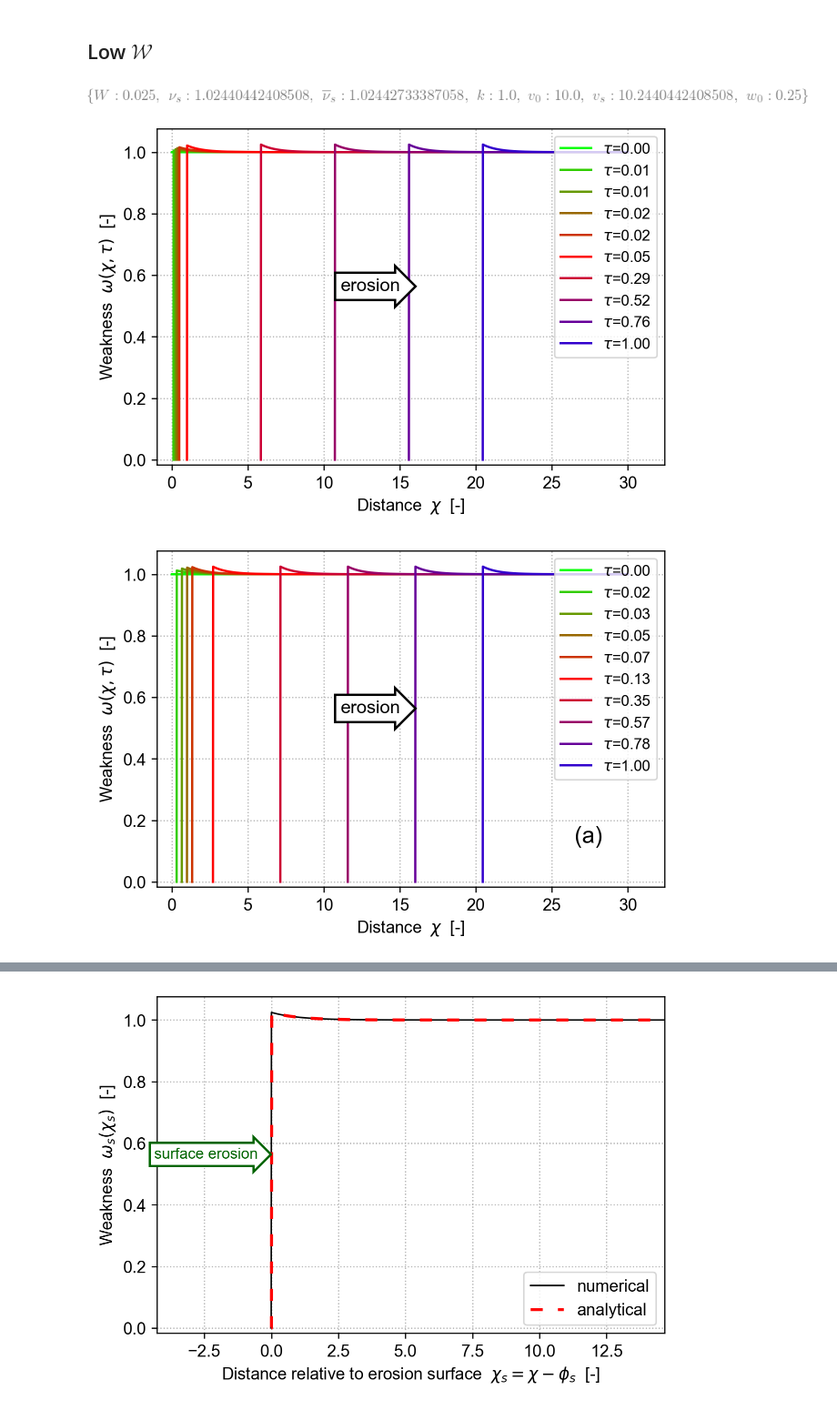
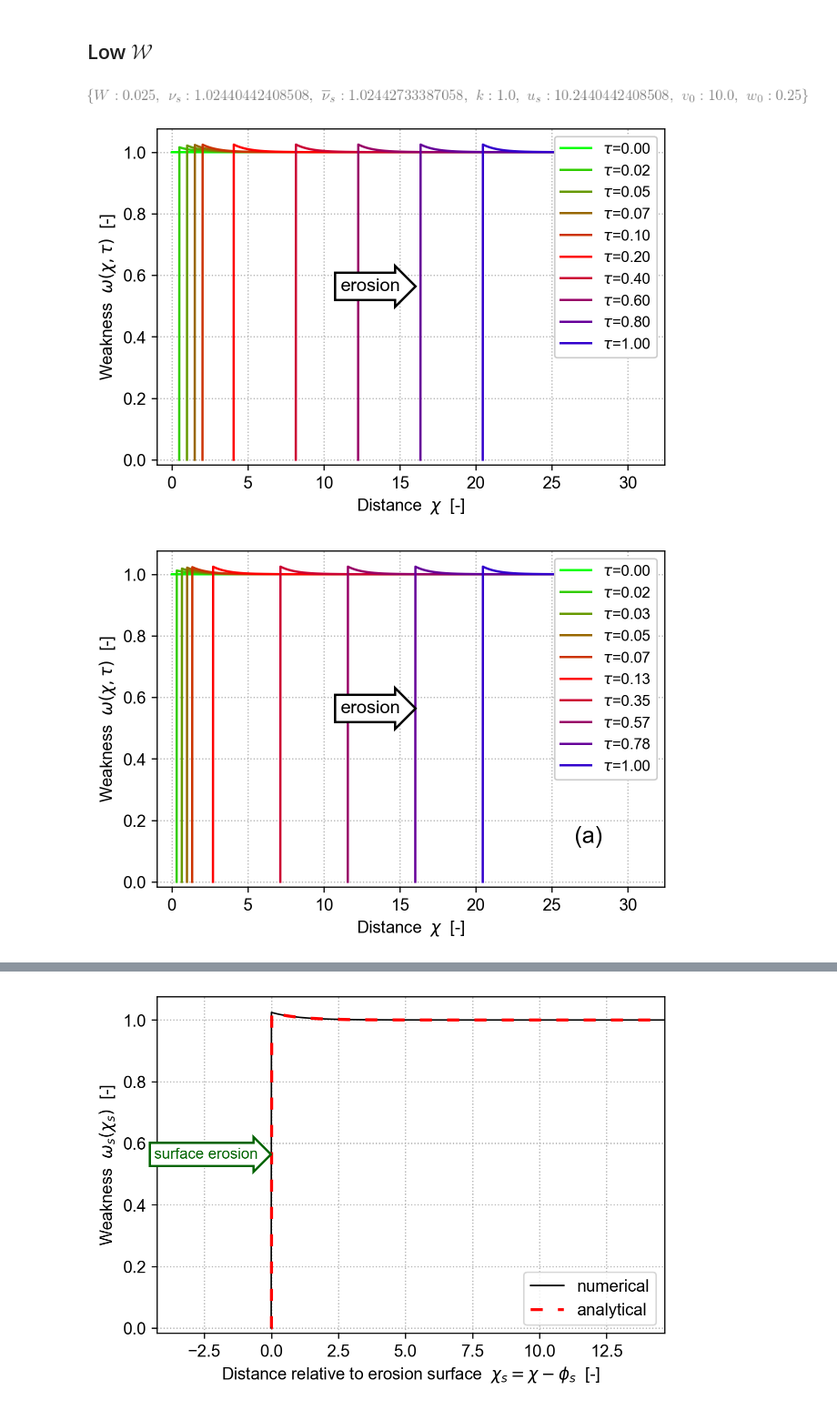
Before and after one commit to cstarkjp/WMBE, a Jupyter notebook: notebooks/Simulation.ipynb, the cells around one changed output, grey strips where cells are left out. Shown at 91% size. Saved outputs shown, nothing was run; the diff lists cells and outputs as text; code cells hidden in the pictures.

```diff
--- a/notebooks/Simulation.ipynb
+++ b/notebooks/Simulation.ipynb
@@ -138,30 +162,37 @@ viz.weakness_steadystate(name, nm=nm_lowTransW,)
 # %%
 physical_parameters = {
     w_0: np.float64(0.25),
-    v_0: np.float64(10),
+    u_0: np.float64(10),
     k:   np.float64(1)
 }
 model_parameters = {
-    chi_domain_size: 30.0,
-    tau_domain_size: 1.0,
-    Delta_chi      : 0.01,
-    Delta_tau      : 0.0003
+    x_domain_size: 30.0,
+    τ_domain_size: 1.0,
+    Δχ      : 0.01,
+    Δτ      : 0.0003
 }
 nm_lowW = NumericalModel(physical_parameters, model_parameters,)
 nm_lowW.model_parameters
 nm_lowW.solve()
 nm_lowW.physical_parameters
 # %% [output]
-[figure, old version]
+[figure, new version]
 # %%
 name = "lowW_weakness_evolution"
-viz.weakness_evolution(name, nm=nm_lowW,)
+viz.weakness_evolution(
+    name,
+    numerical_model=nm_lowW,
+    tc=10,
+)
 # %% [output]
-[figure, old version]
+[figure, new version]
 # %%
 name = "lowW_weakness_evolution_subfiga"
 viz.weakness_evolution(
-    name, nm=nm_lowW, tc=15, text_label=((0.85,0.15),"(a)",15),
+    name,
+    numerical_model=nm_lowW,
+    tc=15,
+    text_label=((0.85, 0.15,), "(a)", 15,),
 )
 # %% [output]
-[figure, old version]
+[figure, new version]
```
Also changed, not shown: parts of 17 cells of this notebook, 6 other files.
